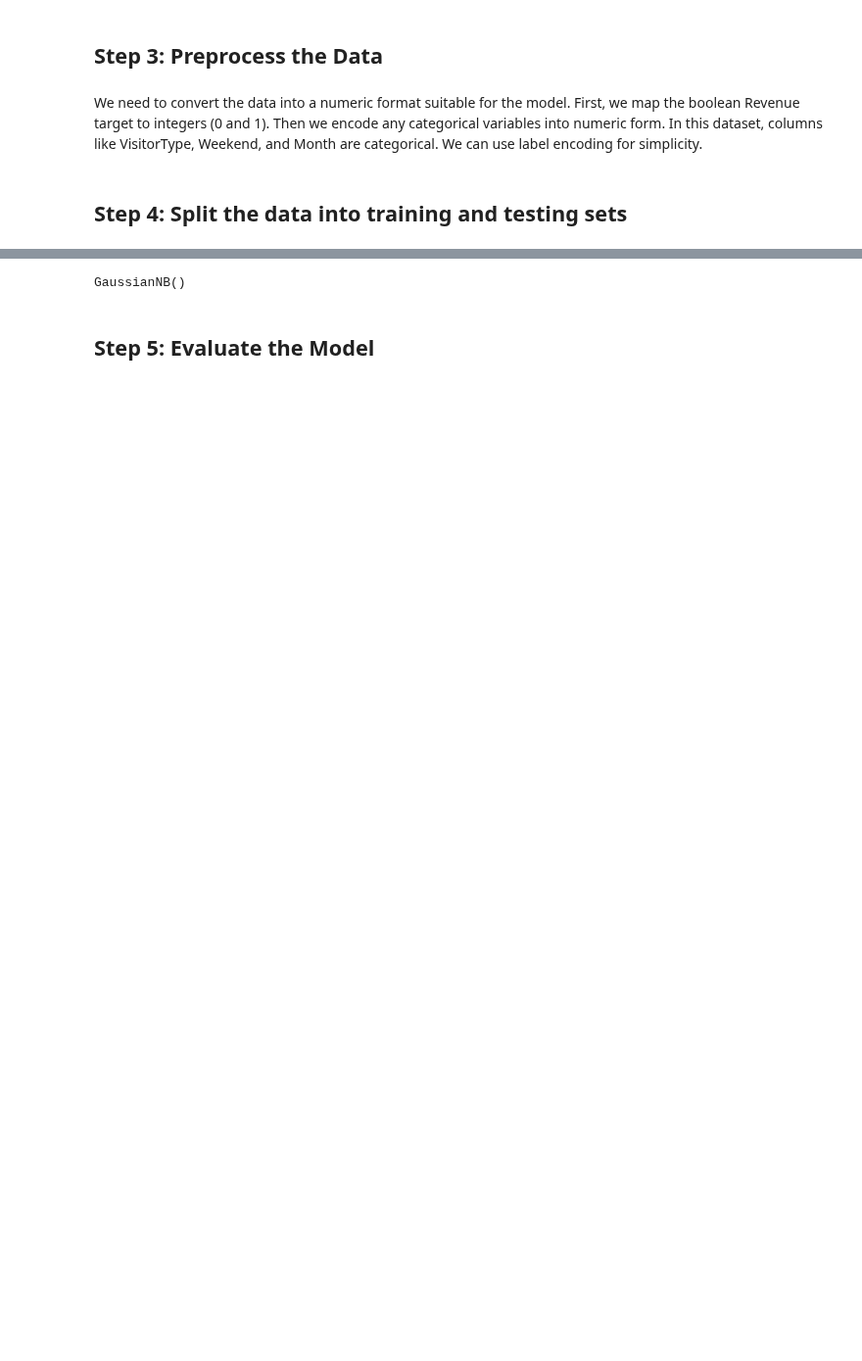
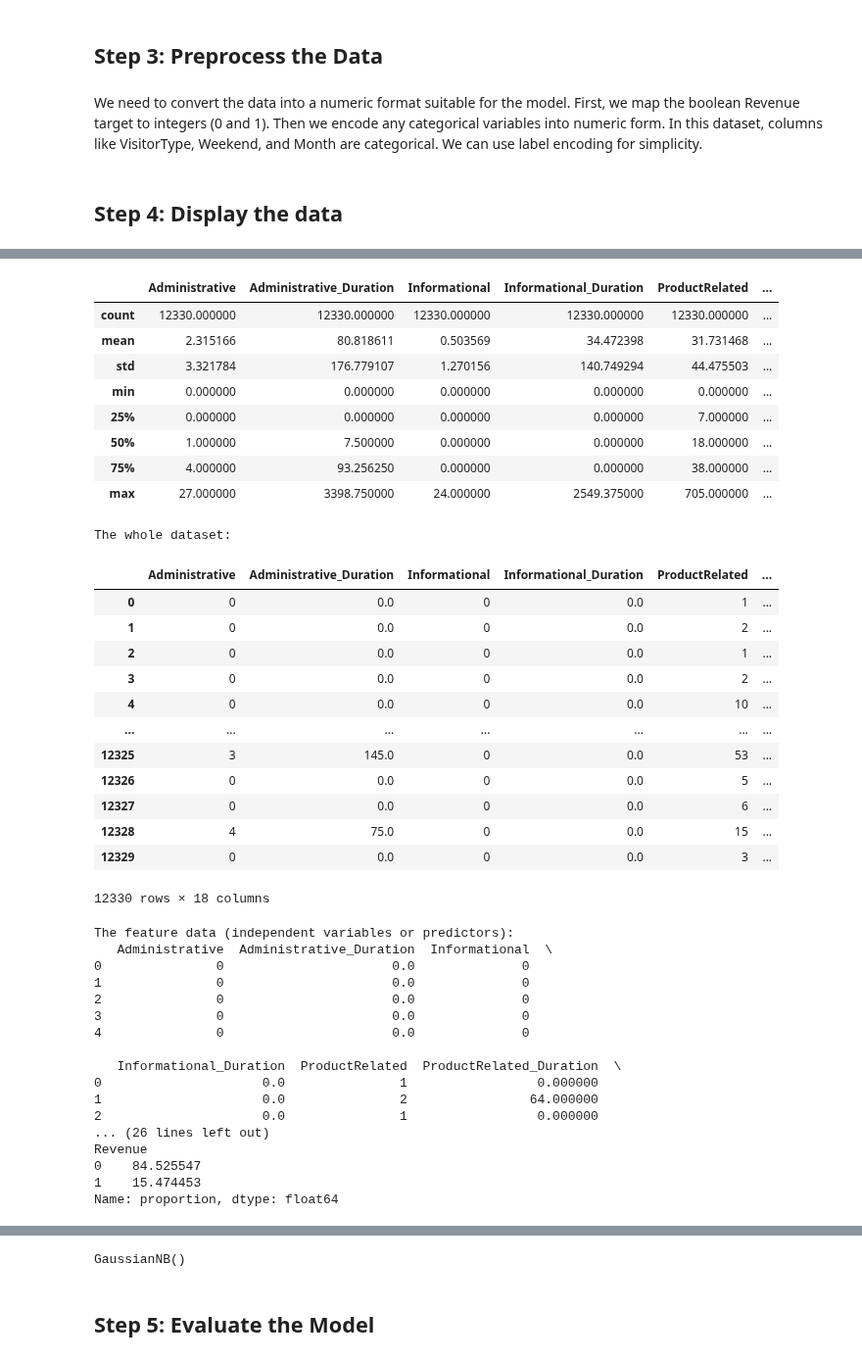
Before and after one commit to course-files/RegressionAndClassification, a Jupyter notebook: 2_naive_bayes.ipynb, the cells around one changed output, grey strips where cells are left out. Shown at 98% size. Saved outputs shown, nothing was run; the diff lists cells and outputs as text; code cells hidden in the pictures; blank space fills up the shorter version.

```diff
--- a/2_naive_bayes.ipynb
+++ b/2_naive_bayes.ipynb
@@ -63,24 +23,36 @@ df.describe()
 We need to convert the data into a numeric format suitable for the model. First, we map the boolean Revenue target to integers (0 and 1). Then we encode any categorical variables into numeric form. In this dataset, columns like VisitorType, Weekend, and Month are categorical. We can use label encoding for simplicity.
 # %%
 # Map the target 'Revenue' from False/True to 0/1
-df['Revenue'] = df['Revenue'].map({False: 0, True: 1})
+online_shoppers_intention_data['Revenue'] = online_shoppers_intention_data['Revenue'].map({False: 0, True: 1})
 
-# Import LabelEncoder for encoding categorical features
-from sklearn.preprocessing import LabelEncoder
 le = LabelEncoder()
 
 # Encode the categorical columns: 'VisitorType', 'Weekend', and 'Month'
-df['VisitorType'] = le.fit_transform(df['VisitorType'])  # e.g., 'Returning_Visitor'->numeric
-df['Weekend'] = le.fit_transform(df['Weekend'])          # False->0, True->1
-df['Month']   = le.fit_transform(df['Month'])            # e.g., 'Feb'->0, 'Mar'->1, etc.
+online_shoppers_intention_data['VisitorType'] = le.fit_transform(online_shoppers_intention_data['VisitorType']) # e.g., 'Returning_Visitor'->1
+online_shoppers_intention_data['Weekend'] = le.fit_transform(online_shoppers_intention_data['Weekend']) # False->0, True->1
+online_shoppers_intention_data['Month']   = le.fit_transform(online_shoppers_intention_data['Month']) # e.g., 'Feb'->0, 'Mar'->1
 # %% [markdown]
-## Step 4: Split the data into training and testing sets
+## Step 4: Display the data
 # %%
 # Separate features (X) and target (y)
-X = df.drop('Revenue', axis=1)  # all columns except target
-y = df['Revenue']               # target variable
+X = online_shoppers_intention_data.drop('Revenue', axis=1)  # all columns except target
+y = online_shoppers_intention_data['Revenue']               # target variable
 
-# Split into a training set and a test set (70% train, 30% test)
-from sklearn.model_selection import train_test_split
-X_train, X_test, y_train, y_test = train_test_split(
-    X, y, test_size=0.30, random_state=42)
+print("\nThe data types:")
+print(online_shoppers_intention_data.info())
+
+print("\nThe summary of the numeric columns:")
+display(online_shoppers_intention_data.describe())
+
+print("\nThe whole dataset:")
+display(online_shoppers_intention_data)
+
+print("The feature data (independent variables or predictors):")
+print(X.head())
+
+print("\nTarget labels (the dependent variable or outcome):")
+print(y.head())
+
+print("\nPercentage distribution for each category in y:")
+print(y.value_counts(normalize=True) * 100)
+# %% [output]
@@ -86,0 +76,40 @@ X_train, X_test, y_train, y_test = train_test_split(
+|  | Administrative | Administrative_Duration | Informational | Informational_Duration | ProductRelated | ... |
+| count | 12330.000000 | 12330.000000 | 12330.000000 | 12330.000000 | 12330.000000 | ... |
+| mean | 2.315166 | 80.818611 | 0.503569 | 34.472398 | 31.731468 | ... |
+| std | 3.321784 | 176.779107 | 1.270156 | 140.749294 | 44.475503 | ... |
+| min | 0.000000 | 0.000000 | 0.000000 | 0.000000 | 0.000000 | ... |
+| 25% | 0.000000 | 0.000000 | 0.000000 | 0.000000 | 7.000000 | ... |
+| 50% | 1.000000 | 7.500000 | 0.000000 | 0.000000 | 18.000000 | ... |
+| 75% | 4.000000 | 93.256250 | 0.000000 | 0.000000 | 38.000000 | ... |
+| max | 27.000000 | 3398.750000 | 24.000000 | 2549.375000 | 705.000000 | ... |
+The whole dataset:
+|  | Administrative | Administrative_Duration | Informational | Informational_Duration | ProductRelated | ... |
+| 0 | 0 | 0.0 | 0 | 0.0 | 1 | ... |
+| 1 | 0 | 0.0 | 0 | 0.0 | 2 | ... |
+| 2 | 0 | 0.0 | 0 | 0.0 | 1 | ... |
+| 3 | 0 | 0.0 | 0 | 0.0 | 2 | ... |
+| 4 | 0 | 0.0 | 0 | 0.0 | 10 | ... |
+| ... | ... | ... | ... | ... | ... | ... |
+| 12325 | 3 | 145.0 | 0 | 0.0 | 53 | ... |
+| 12326 | 0 | 0.0 | 0 | 0.0 | 5 | ... |
+| 12327 | 0 | 0.0 | 0 | 0.0 | 6 | ... |
+| 12328 | 4 | 75.0 | 0 | 0.0 | 15 | ... |
+| 12329 | 0 | 0.0 | 0 | 0.0 | 3 | ... |
+12330 rows × 18 columns
+The feature data (independent variables or predictors):
+   Administrative  Administrative_Duration  Informational  \
+0               0                      0.0              0
+1               0                      0.0              0
+2               0                      0.0              0
+3               0                      0.0              0
+4               0                      0.0              0
+
+   Informational_Duration  ProductRelated  ProductRelated_Duration  \
+0                     0.0               1                 0.000000
+1                     0.0               2                64.000000
+2                     0.0               1                 0.000000
+... (26 lines left out)
+Revenue
+0    84.525547
+1    15.474453
+Name: proportion, dtype: float64
```
Also changed, not shown: parts of 11 cells of this notebook, 1 other file.
